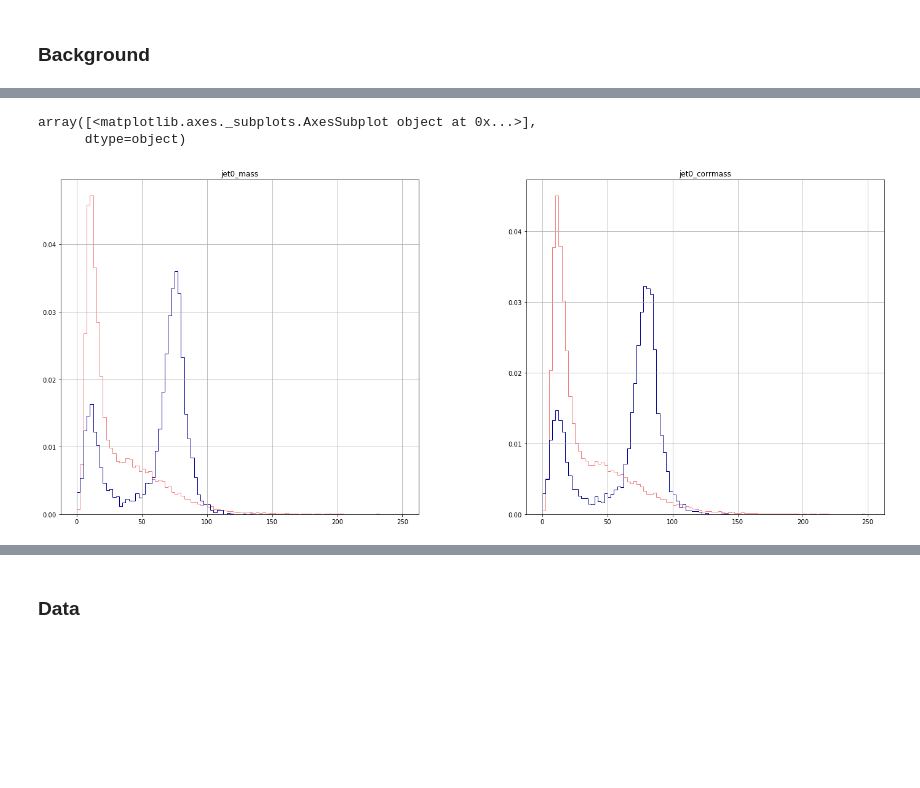
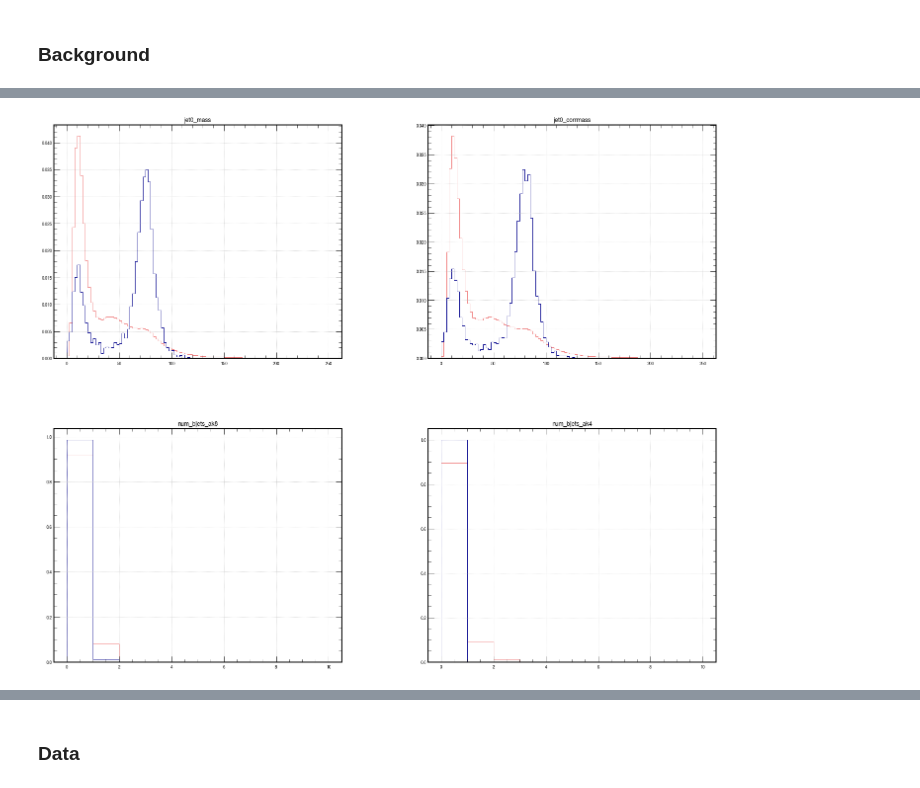
Before and after one commit to miguelgallo/pps-ww-analysis-notebook, a Jupyter notebook: Data-Inspection.ipynb, the cells around one changed output, grey strips where cells are left out. Drawn from its saved outputs; the diff is of its cells as text; code cells hidden in the pictures; blank space fills up the shorter version.

Commit message:
Add BDT training and Data vs MC notebooks; updates to processing functions and data inspection notebook.

```diff
--- a/Data-Inspection.ipynb
+++ b/Data-Inspection.ipynb
@@ -370,0 +422,3 @@ dtype: int64
+# %%
+with pd.HDFStore( "reduced-data-store-{}.h5".format( label ), 'r' ) as store_:
+    print ( list( store_ ) )
@@ -370,0 +427,6 @@ dtype: int64
+# %%
+if not run_tables:
+    with pd.HDFStore( "reduced-data-store-{}.h5".format( label ), 'r' ) as store_:
+        df_counts_bkg = store_[ "counts" ]
+
+df_counts_bkg
@@ -436,0 +442,6 @@ df_protons_multiRP_bkg_events
+# %%
+if not run_tables:
+    with pd.HDFStore( "reduced-data-store-{}.h5".format( label ), 'r' ) as store_:
+        df_protons_multiRP_bkg_index = store_[ "protons_multiRP" ]
+
+df_protons_multiRP_bkg_index
@@ -436,0 +468,6 @@ df_protons_multiRP_bkg_events
+# %%
+if not run_tables:
+    with pd.HDFStore( "reduced-data-store-{}.h5".format( label ), 'r' ) as store_:
+        df_protons_multiRP_bkg_events = store_[ "events_multiRP" ]
+
+df_protons_multiRP_bkg_events
@@ -437,12 +494,19 @@ df_protons_multiRP_bkg_events
 # %%
-fig, axes = plt.subplots( 1, 2, figsize=(24,10) )
+fig, axes = plt.subplots( 2, 2, figsize=(24,2*10) )
 
-df_protons_multiRP_bkg_events.hist( "jet0_mass", bins=100, range=(0.,250.), histtype="step", density=True, color="lightcoral", ax=axes[ 0 ] )
-df_protons_multiRP_signal_events.hist( "jet0_mass", bins=100, range=(0.,250.), histtype="step", density=True, color="darkblue", ax=axes[ 0 ] )
+row_ = 0
+df_protons_multiRP_bkg_events.hist( "jet0_mass", bins=100, range=(0.,250.), histtype="step", density=True, color="lightcoral", ax=axes[ row_, 0 ] )
+df_protons_multiRP_signal_events.hist( "jet0_mass", bins=100, range=(0.,250.), histtype="step", density=True, color="darkblue", ax=axes[ row_, 0 ] )
 
-df_protons_multiRP_bkg_events.hist( "jet0_corrmass", bins=100, range=(0.,250.), histtype="step", density=True, color="lightcoral", ax=axes[ 1 ] )
-df_protons_multiRP_signal_events.hist( "jet0_corrmass", bins=100, range=(0.,250.), histtype="step", density=True, color="darkblue", ax=axes[ 1 ] )
+df_protons_multiRP_bkg_events.hist( "jet0_corrmass", bins=100, range=(0.,250.), histtype="step", density=True, color="lightcoral", ax=axes[ row_, 1 ] )
+df_protons_multiRP_signal_events.hist( "jet0_corrmass", bins=100, range=(0.,250.), histtype="step", density=True, color="darkblue", ax=axes[ row_, 1 ] )
+row_ += 1
+
+df_protons_multiRP_bkg_events.hist( "num_bjets_ak8", bins=10, range=(0.,10.), histtype="step", density=True, color="lightcoral", ax=axes[ row_, 0 ] )
+df_protons_multiRP_signal_events.hist( "num_bjets_ak8", bins=10, range=(0.,10.), histtype="step", density=True, color="darkblue", ax=axes[ row_, 0 ] )
+
+df_protons_multiRP_bkg_events.hist( "num_bjets_ak4", bins=10, range=(0.,10.), histtype="step", density=True, color="lightcoral", ax=axes[ row_,  1 ] )
+df_protons_multiRP_signal_events.hist( "num_bjets_ak4", bins=10, range=(0.,10.), histtype="step", density=True, color="darkblue", ax=axes[ row_, 1 ] )
+row_ += 1
 # %% [output]
-array([<matplotlib.axes._subplots.AxesSubplot object at 0x...>],
-      dtype=object)
-[figure, old version]
+[figure, new version]
```
Also changed, not shown: parts of 40 cells of this notebook, 9 other files.
